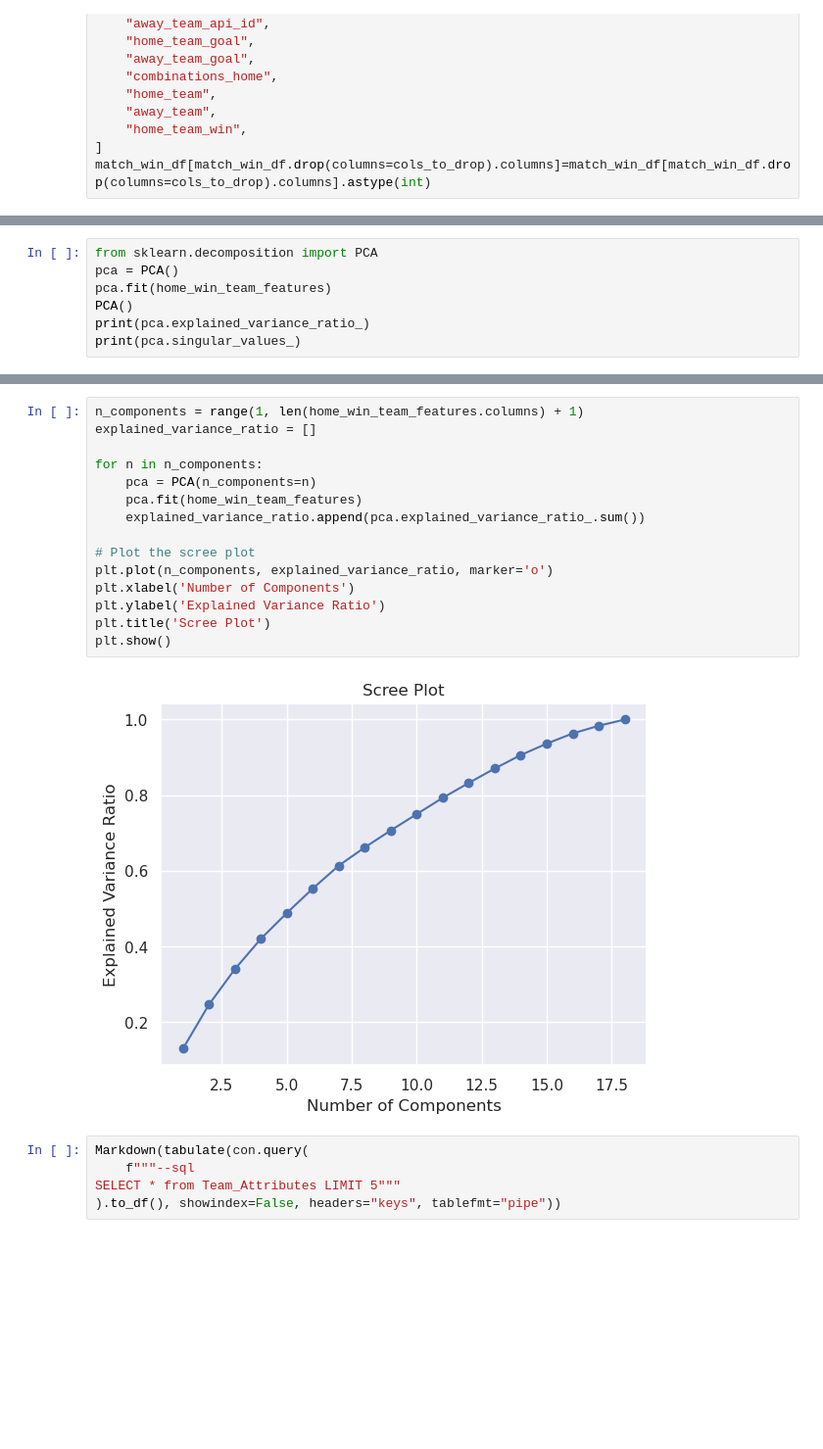
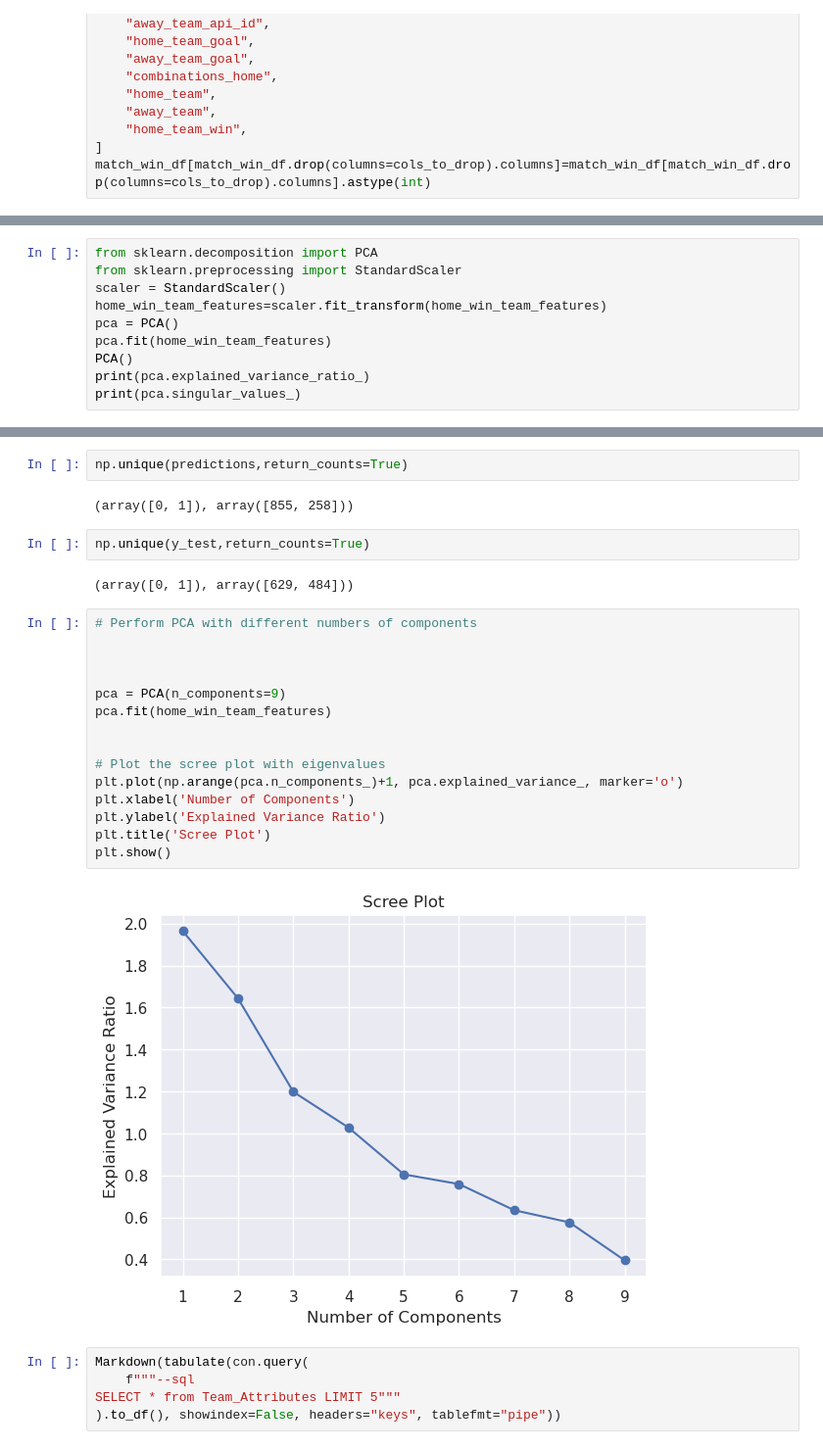
Before and after one commit to gediminas-skvarnavicius/football-db-analysis, a Jupyter notebook: analysis.ipynb, the cells around one changed output, grey strips where cells are left out. Shown at 98% size. Drawn from its saved outputs; the diff is of its cells as text; blank space fills up the shorter version.

```diff
--- a/analysis.ipynb
+++ b/analysis.ipynb
@@ -786,5 +841,8 @@ weighted avg       0.58      0.59      0.56      1836
 # %%
 from sklearn.decomposition import PCA
+from sklearn.preprocessing import StandardScaler
+scaler = StandardScaler()
+home_win_team_features=scaler.fit_transform(home_win_team_features)
 pca = PCA()
 pca.fit(home_win_team_features)
 PCA()
@@ -816,20 +880,28 @@ Accuracy: 0.5983827493261455
+# %%
+np.unique(predictions,return_counts=True)
+# %% [output]
+(array([0, 1]), array([855, 258]))
+# %%
+np.unique(y_test,return_counts=True)
+# %% [output]
+(array([0, 1]), array([629, 484]))
 # %%
-n_components = range(1, len(home_win_team_features.columns) + 1)
-explained_variance_ratio = []
+# Perform PCA with different numbers of components
 
-for n in n_components:
-    pca = PCA(n_components=n)
-    pca.fit(home_win_team_features)
-    explained_variance_ratio.append(pca.explained_variance_ratio_.sum())
 
-# Plot the scree plot
-plt.plot(n_components, explained_variance_ratio, marker='o')
+
+pca = PCA(n_components=9)
+pca.fit(home_win_team_features)
+
+
+# Plot the scree plot with eigenvalues
+plt.plot(np.arange(pca.n_components_)+1, pca.explained_variance_, marker='o')
 plt.xlabel('Number of Components')
 plt.ylabel('Explained Variance Ratio')
 plt.title('Scree Plot')
 plt.show()
 # %% [output]
-[figure, old version]
+[figure, new version]
 # %%
 Markdown(tabulate(con.query(
     f"""--sql
```
Also changed, not shown: parts of 8 cells of this notebook, 1 other file.
